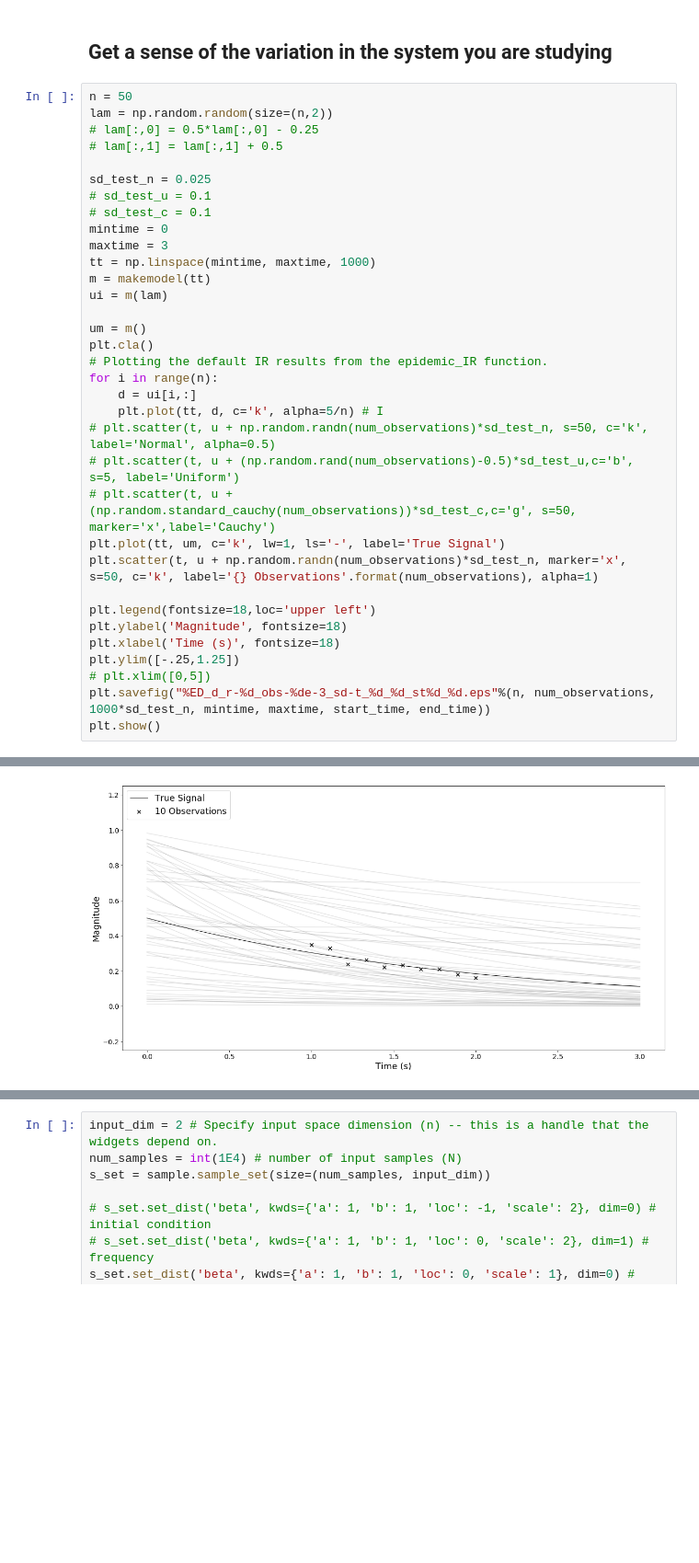
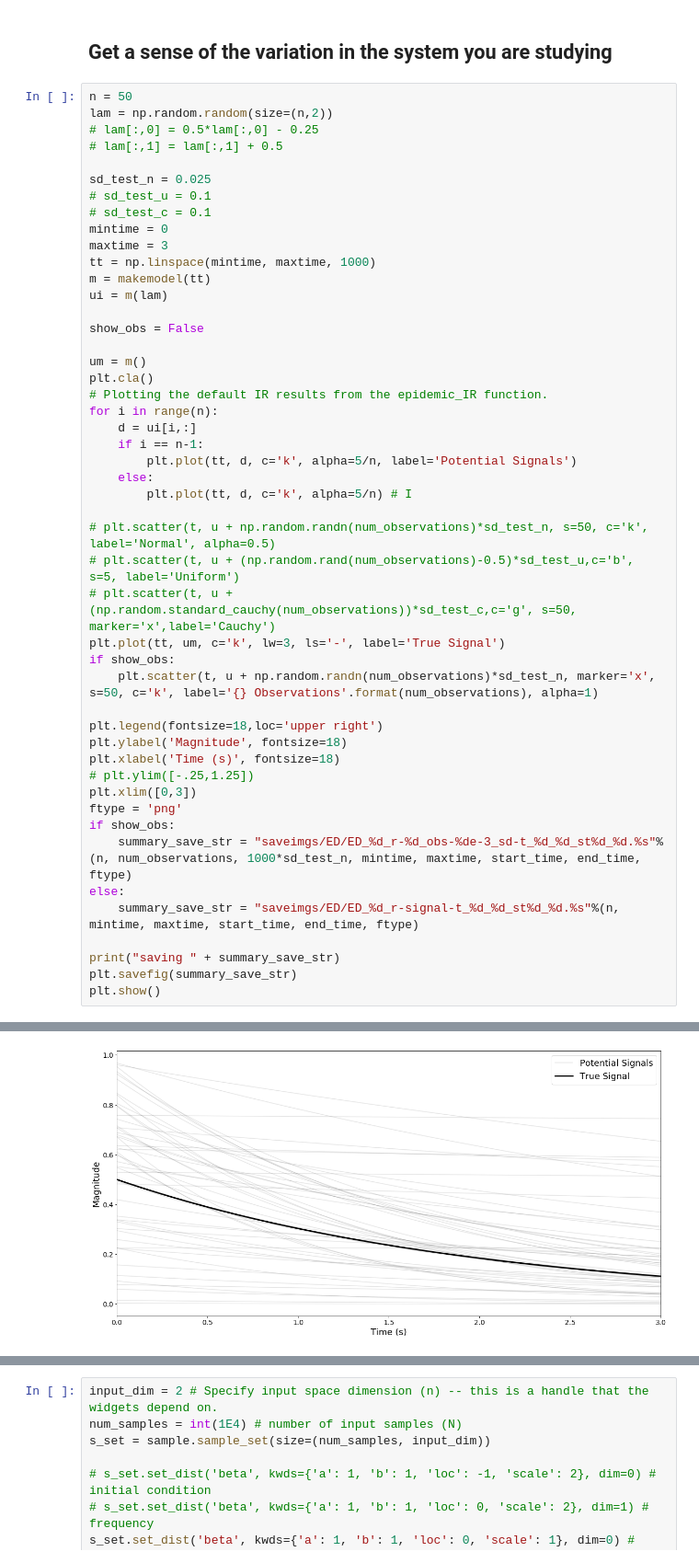
Before and after one commit to mpilosov/ConsistentBayes, a Jupyter notebook: examples/CBPaper_Examples_ED.ipynb, the cells around one changed output, grey strips where cells are left out. Shown at 92% size. Saved outputs shown, nothing was run; the diff lists cells and outputs as text; blank space fills up the shorter version.

Commit message:
better signal graphics and save strings.

```diff
--- a/examples/CBPaper_Examples_ED.ipynb
+++ b/examples/CBPaper_Examples_ED.ipynb
@@ -116,23 +116,37 @@ tt = np.linspace(mintime, maxtime, 1000)
 m = makemodel(tt)
 ui = m(lam)
 
+show_obs = False
+
 um = m()
 plt.cla()
 # Plotting the default IR results from the epidemic_IR function.
 for i in range(n):
     d = ui[i,:]
-    plt.plot(tt, d, c='k', alpha=5/n) # I
+    if i == n-1:
+        plt.plot(tt, d, c='k', alpha=5/n, label='Potential Signals')
+    else:
+        plt.plot(tt, d, c='k', alpha=5/n) # I
+
 # plt.scatter(t, u + np.random.randn(num_observations)*sd_test_n, s=50, c='k', label='Normal', alpha=0.5)
 # plt.scatter(t, u + (np.random.rand(num_observations)-0.5)*sd_test_u,c='b', s=5, label='Uniform')
 # plt.scatter(t, u + (np.random.standard_cauchy(num_observations))*sd_test_c,c='g', s=50, marker='x',label='Cauchy')
-plt.plot(tt, um, c='k', lw=1, ls='-', label='True Signal')
-plt.scatter(t, u + np.random.randn(num_observations)*sd_test_n, marker='x', s=50, c='k', label='{} Observations'.format(num_observations), alpha=1)
+plt.plot(tt, um, c='k', lw=3, ls='-', label='True Signal')
+if show_obs:
+    plt.scatter(t, u + np.random.randn(num_observations)*sd_test_n, marker='x', s=50, c='k', label='{} Observations'.format(num_observations), alpha=1)
 
-plt.legend(fontsize=18,loc='upper left')
+plt.legend(fontsize=18,loc='upper right')
 plt.ylabel('Magnitude', fontsize=18)
 plt.xlabel('Time (s)', fontsize=18)
-plt.ylim([-.25,1.25])
-# plt.xlim([0,5])
-plt.savefig("%ED_d_r-%d_obs-%de-3_sd-t_%d_%d_st%d_%d.eps"%(n, num_observations, 1000*sd_test_n, mintime, maxtime, start_time, end_time))
+# plt.ylim([-.25,1.25])
+plt.xlim([0,3])
+ftype = 'png'
+if show_obs:
+    summary_save_str = "saveimgs/ED/ED_%d_r-%d_obs-%de-3_sd-t_%d_%d_st%d_%d.%s"%(n, num_observations, 1000*sd_test_n, mintime, maxtime, start_time, end_time, ftype)
+else:
+    summary_save_str = "saveimgs/ED/ED_%d_r-signal-t_%d_%d_st%d_%d.%s"%(n, mintime, maxtime, start_time, end_time, ftype)
+
+print("saving " + summary_save_str)
+plt.savefig(summary_save_str)
 plt.show()
 # %% [output]
@@ -139,2 +154,2 @@ plt.show()
-[figure, old version]
+[figure, new version]
 # %% [markdown]
```
Also changed, not shown: parts of 2 cells of this notebook, 2 other files.
